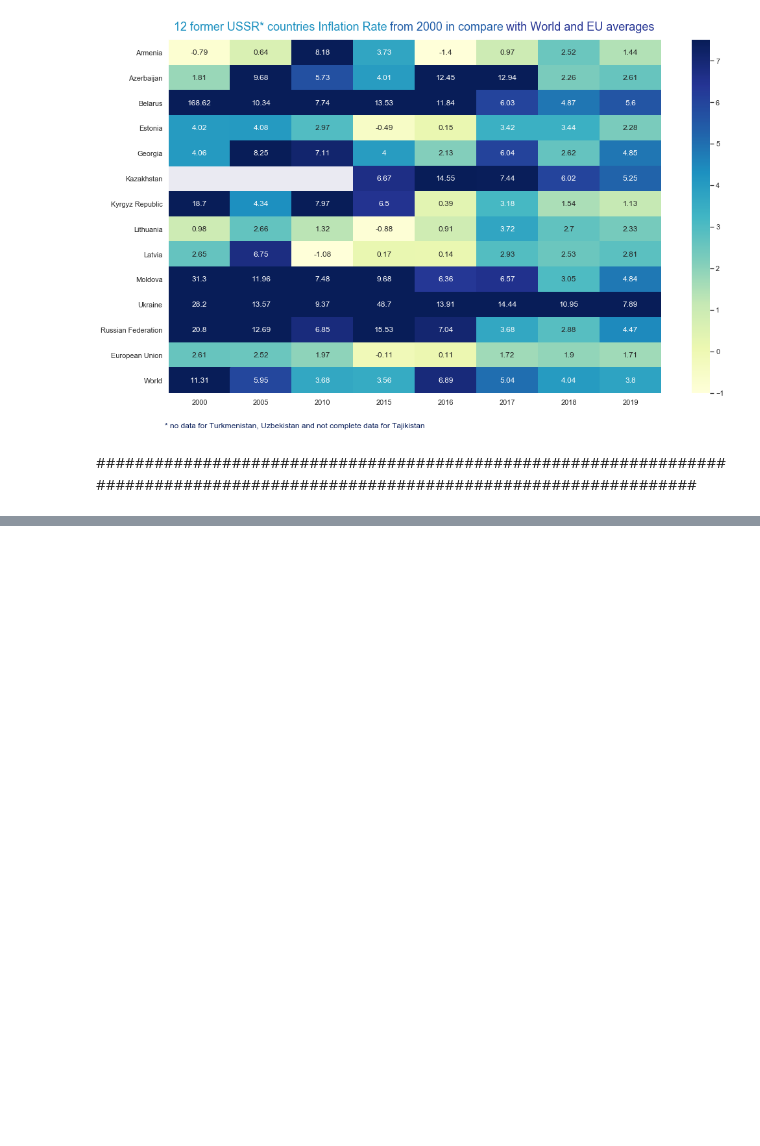
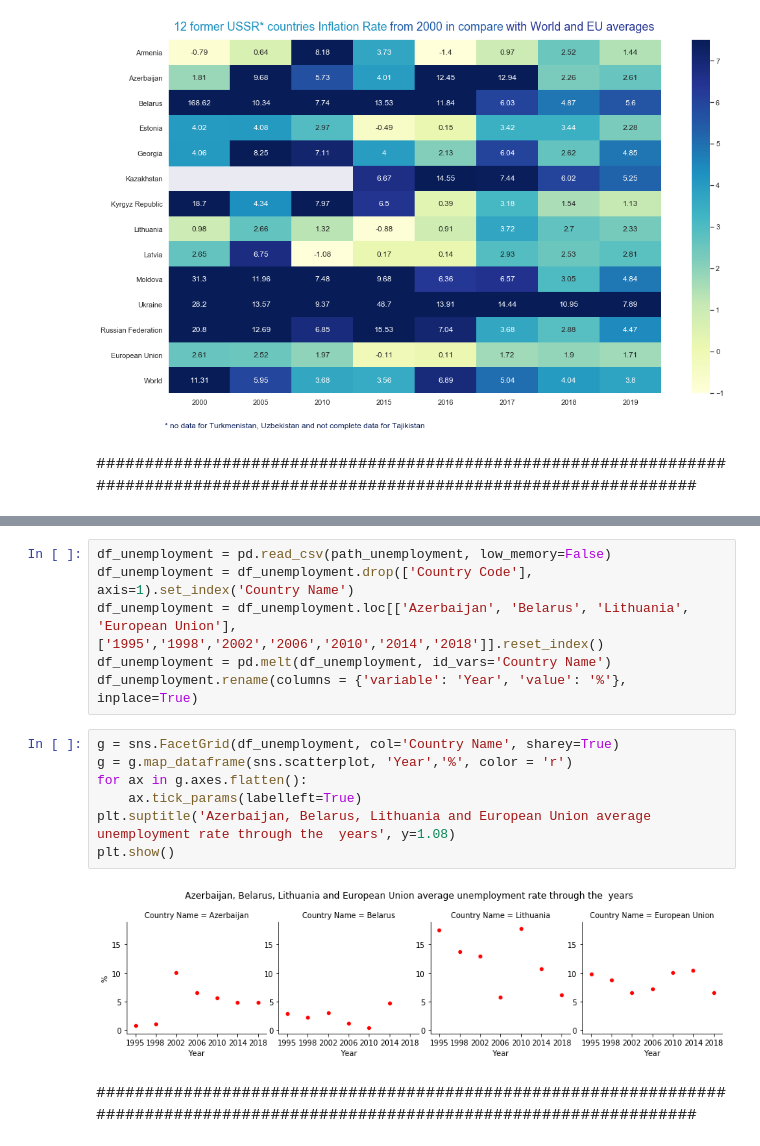
Before and after one commit to unkind58/Belarus_statistics_and-_comparison, a Jupyter notebook: app.ipynb, the cells around one changed output, grey strips where cells are left out. Cells and saved outputs as stored; diff of their text form; blank space fills up the shorter version.

```diff
--- a/app.ipynb
+++ b/app.ipynb
@@ -338,0 +421,17 @@ plt.show()
+# %%
+df_unemployment = pd.read_csv(path_unemployment, low_memory=False)
+df_unemployment = df_unemployment.drop(['Country Code'], axis=1).set_index('Country Name')
+df_unemployment = df_unemployment.loc[['Azerbaijan', 'Belarus', 'Lithuania', 'European Union'],['1995','1998','2002','2006','2010','2014','2018']].reset_index()
+df_unemployment = pd.melt(df_unemployment, id_vars='Country Name')
+df_unemployment.rename(columns = {'variable': 'Year', 'value': '%'}, inplace=True)
+# %%
+g = sns.FacetGrid(df_unemployment, col='Country Name', sharey=True)
+g = g.map_dataframe(sns.scatterplot, 'Year','%', color = 'r')
+for ax in g.axes.flatten():
+    ax.tick_params(labelleft=True)
+plt.suptitle('Azerbaijan, Belarus, Lithuania and European Union average unemployment rate through the  years', y=1.08)
+plt.show()
+# %% [output]
+[figure, added]
+# %% [markdown]
+###############################################################################################################################
```
Also changed, not shown: parts of 24 cells of this notebook.
